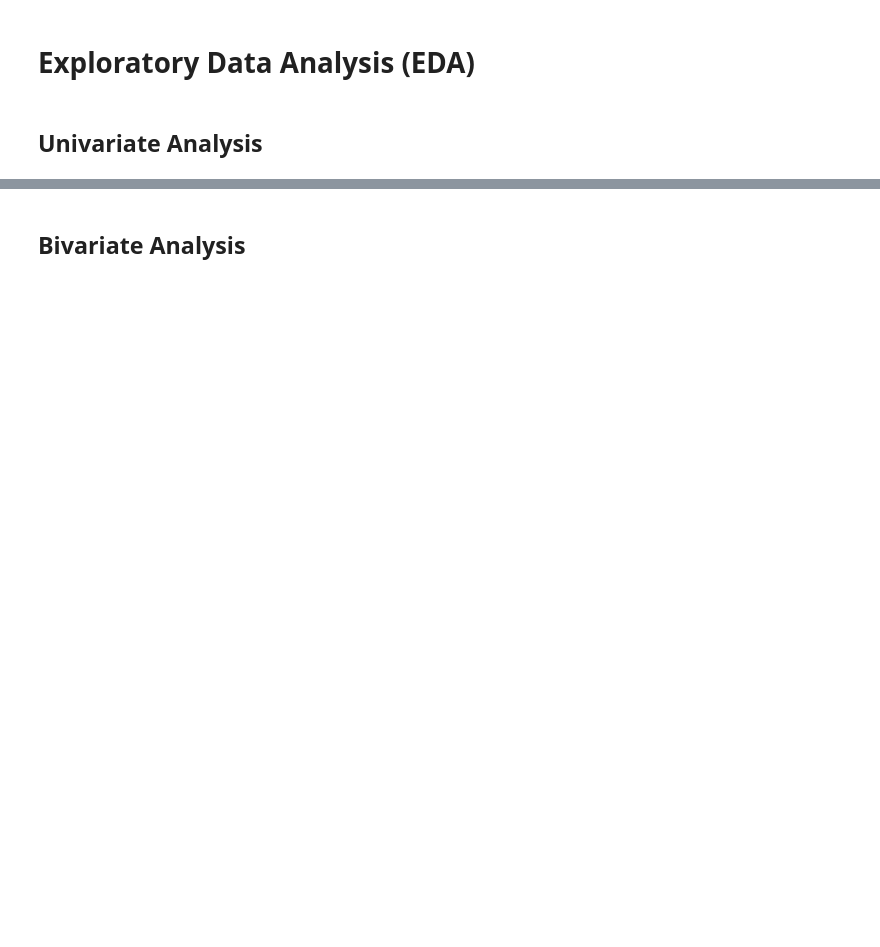
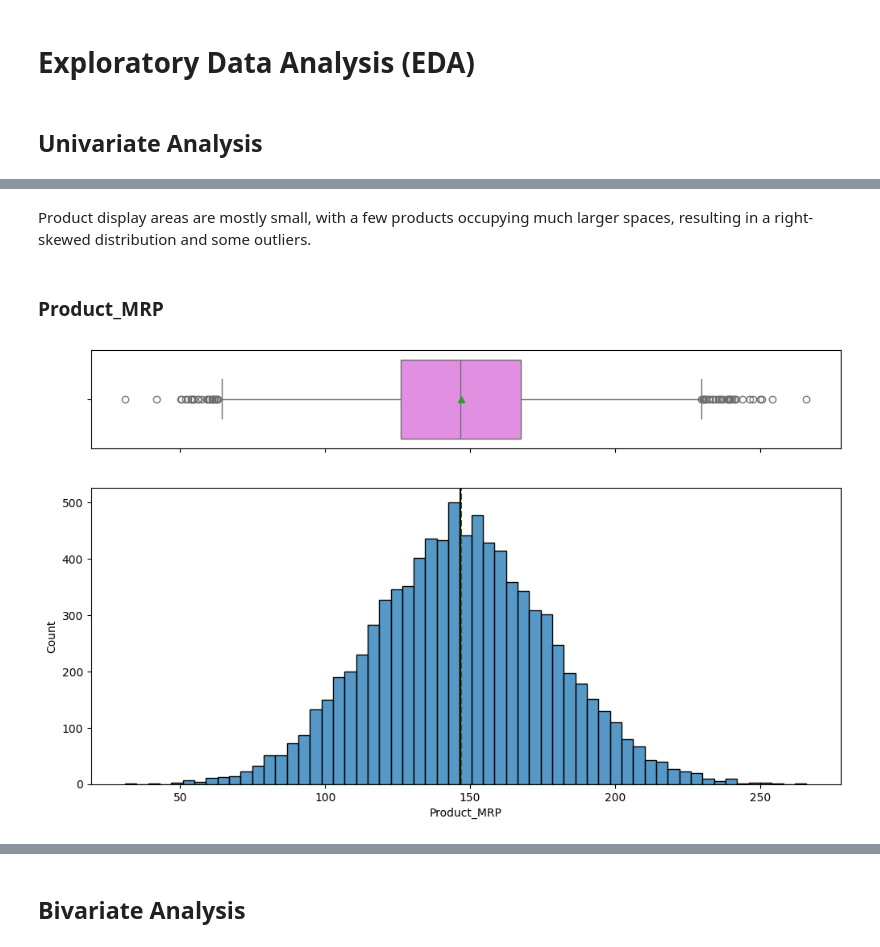
Before and after one commit to chinmayrozekar/PGPAIML_UT_Austin, a Jupyter notebook: Project_7_ModelDeployment_SuperKart/Project_7_ChinmayRozekar_SuperKart_Model_Deployment_Notebook.ipynb, the cells around one changed output, grey strips where cells are left out. Drawn from its saved outputs; the diff is of its cells as text; code cells hidden in the pictures; blank space fills up the shorter version.

```diff
--- a/Project_7_ModelDeployment_SuperKart/Project_7_ChinmayRozekar_SuperKart_Model_Deployment_Notebook.ipynb
+++ b/Project_7_ModelDeployment_SuperKart/Project_7_ChinmayRozekar_SuperKart_Model_Deployment_Notebook.ipynb
@@ -117,0 +271,8 @@ from huggingface_hub import login, HfApi
+# %% [markdown]
+Product display areas are mostly small, with a few products occupying much larger spaces, resulting in a right-skewed distribution and some outliers.
+# %% [markdown]
+### Product_MRP
+# %%
+histogram_boxplot(data, "Product_MRP")
+# %% [output]
+[figure, added]
```
Also changed, not shown: parts of 205 cells of this notebook, 15 other files.
